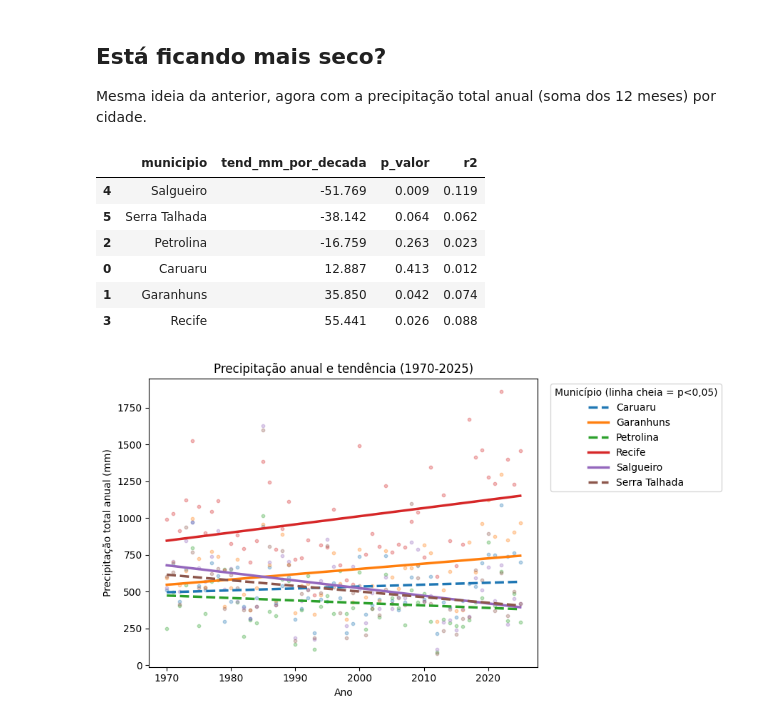
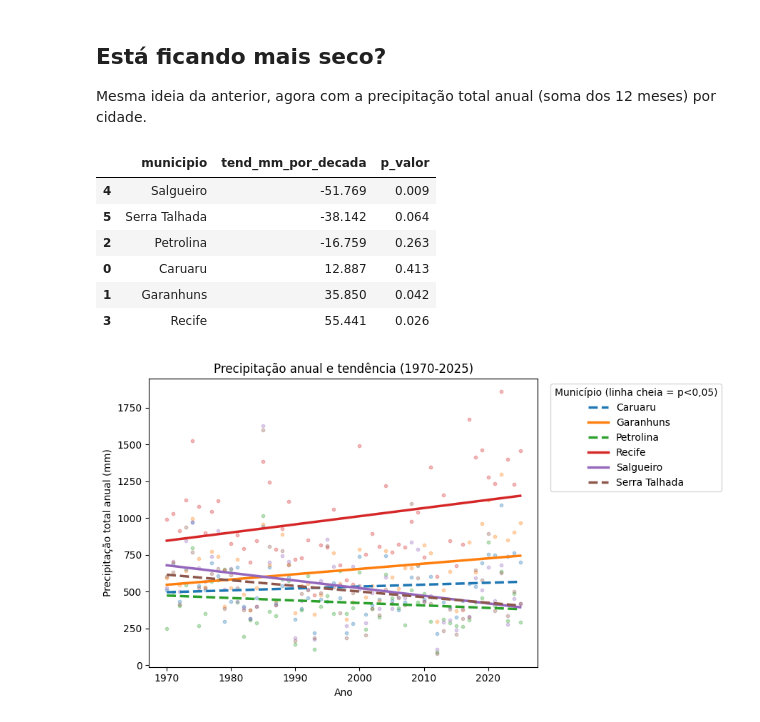
Before and after one commit to pedroborraz/estiagem-pe-timeseries, a Jupyter notebook: notebooks/relatorio-final.ipynb, the cells around one changed output. Cells and saved outputs as stored; diff of their text form; code cells hidden in the pictures.

```diff
--- a/notebooks/relatorio-final.ipynb
+++ b/notebooks/relatorio-final.ipynb
@@ -138,7 +138,6 @@ for cidade in CIDADES:
         'municipio': cidade,
         'tend_C_por_decada': reta.slope * 10, # variação por década
         'p_valor': reta.pvalue,
-        'r2': reta.rvalue ** 2,
     })
 
 reg_temp = pd.DataFrame(resultados).sort_values('tend_C_por_decada', ascending=False)
@@ -183,29 +182,28 @@ Mesma ideia da anterior, agora com a precipitação total anual (soma dos 12 mes
 # %%
 # Mesma ideia da 1, agora com a chuva total do ano soma dos 12 meses
 # slope < 0 chuva diminuindo ao longo dos anos
 precip_anual = anual_base.groupby(['municipio', 'ano'])['precip_mm'].sum().reset_index()
 
 resultados = []
 for cidade in CIDADES:
     dados_cidade = precip_anual[precip_anual['municipio'] == cidade]
     reta = linregress(dados_cidade['ano'], dados_cidade['precip_mm'])
     resultados.append({
         'municipio': cidade,
         'tend_mm_por_decada': reta.slope * 10,
         'p_valor': reta.pvalue,
-        'r2': reta.rvalue ** 2,
     })
 
 reg_precip = pd.DataFrame(resultados).sort_values('tend_mm_por_decada')
 reg_precip.round(3)
 # %% [output]
-|  | municipio | tend_mm_por_decada | p_valor | r2 |
-| 4 | Salgueiro | -51.769 | 0.009 | 0.119 |
-| 5 | Serra Talhada | -38.142 | 0.064 | 0.062 |
-| 2 | Petrolina | -16.759 | 0.263 | 0.023 |
-| 0 | Caruaru | 12.887 | 0.413 | 0.012 |
-| 1 | Garanhuns | 35.850 | 0.042 | 0.074 |
-| 3 | Recife | 55.441 | 0.026 | 0.088 |
+|  | municipio | tend_mm_por_decada | p_valor |
+| 4 | Salgueiro | -51.769 | 0.009 |
+| 5 | Serra Talhada | -38.142 | 0.064 |
+| 2 | Petrolina | -16.759 | 0.263 |
+| 0 | Caruaru | 12.887 | 0.413 |
+| 1 | Garanhuns | 35.850 | 0.042 |
+| 3 | Recife | 55.441 | 0.026 |
 # %%
 fig, ax = plt.subplots(figsize=(9, 5))
 for cidade in CIDADES:
```
Also changed, not shown: parts of 1 cell of this notebook.
